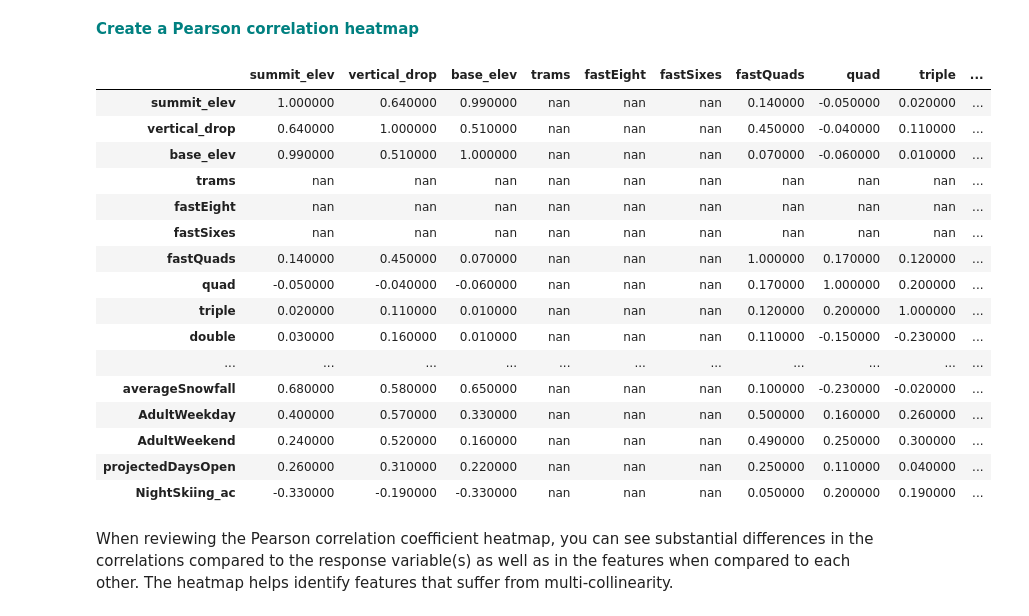
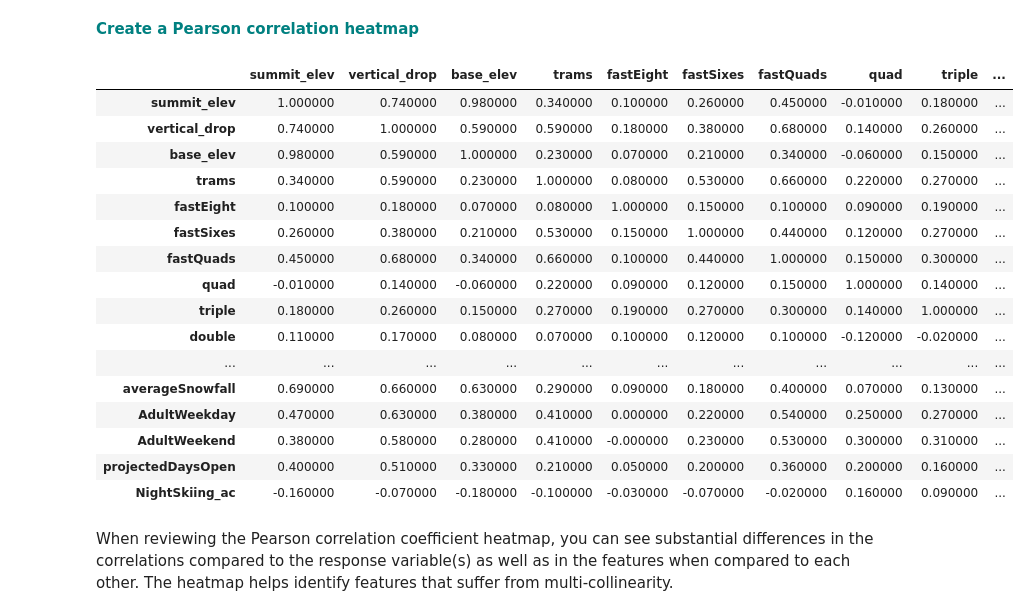
Before and after one commit to srtandon/GuidedCapstone, a Jupyter notebook: Step3EDA/Notebook_stepthree.ipynb, the cells around one changed output. Saved outputs shown, nothing was run; the diff lists cells and outputs as text; code cells hidden in the pictures.

```diff
--- a/Step3EDA/Notebook_stepthree.ipynb
+++ b/Step3EDA/Notebook_stepthree.ipynb
@@ -285,27 +285,27 @@ pp = sns.pairplot(dfno)
 <font color='teal'>**Create a Pearson correlation heatmap**</font>
 # %%
 #Calculate the correlation coefficients
-corr = dfno.corr(method='pearson')
+corr = df2.corr(method='pearson')
 #plot it in the next line
 corr.round(2).style.background_gradient(cmap='coolwarm')
 # %% [output]
 |  | summit_elev | vertical_drop | base_elev | trams | fastEight | fastSixes | fastQuads | quad | triple | ... |
-| summit_elev | 1.000000 | 0.640000 | 0.990000 | nan | nan | nan | 0.140000 | -0.050000 | 0.020000 | ... |
-| vertical_drop | 0.640000 | 1.000000 | 0.510000 | nan | nan | nan | 0.450000 | -0.040000 | 0.110000 | ... |
-| base_elev | 0.990000 | 0.510000 | 1.000000 | nan | nan | nan | 0.070000 | -0.060000 | 0.010000 | ... |
-| trams | nan | nan | nan | nan | nan | nan | nan | nan | nan | ... |
-| fastEight | nan | nan | nan | nan | nan | nan | nan | nan | nan | ... |
-| fastSixes | nan | nan | nan | nan | nan | nan | nan | nan | nan | ... |
-| fastQuads | 0.140000 | 0.450000 | 0.070000 | nan | nan | nan | 1.000000 | 0.170000 | 0.120000 | ... |
-| quad | -0.050000 | -0.040000 | -0.060000 | nan | nan | nan | 0.170000 | 1.000000 | 0.200000 | ... |
-| triple | 0.020000 | 0.110000 | 0.010000 | nan | nan | nan | 0.120000 | 0.200000 | 1.000000 | ... |
-| double | 0.030000 | 0.160000 | 0.010000 | nan | nan | nan | 0.110000 | -0.150000 | -0.230000 | ... |
+| summit_elev | 1.000000 | 0.740000 | 0.980000 | 0.340000 | 0.100000 | 0.260000 | 0.450000 | -0.010000 | 0.180000 | ... |
+| vertical_drop | 0.740000 | 1.000000 | 0.590000 | 0.590000 | 0.180000 | 0.380000 | 0.680000 | 0.140000 | 0.260000 | ... |
+| base_elev | 0.980000 | 0.590000 | 1.000000 | 0.230000 | 0.070000 | 0.210000 | 0.340000 | -0.060000 | 0.150000 | ... |
+| trams | 0.340000 | 0.590000 | 0.230000 | 1.000000 | 0.080000 | 0.530000 | 0.660000 | 0.220000 | 0.270000 | ... |
+| fastEight | 0.100000 | 0.180000 | 0.070000 | 0.080000 | 1.000000 | 0.150000 | 0.100000 | 0.090000 | 0.190000 | ... |
+| fastSixes | 0.260000 | 0.380000 | 0.210000 | 0.530000 | 0.150000 | 1.000000 | 0.440000 | 0.120000 | 0.270000 | ... |
+| fastQuads | 0.450000 | 0.680000 | 0.340000 | 0.660000 | 0.100000 | 0.440000 | 1.000000 | 0.150000 | 0.300000 | ... |
+| quad | -0.010000 | 0.140000 | -0.060000 | 0.220000 | 0.090000 | 0.120000 | 0.150000 | 1.000000 | 0.140000 | ... |
+| triple | 0.180000 | 0.260000 | 0.150000 | 0.270000 | 0.190000 | 0.270000 | 0.300000 | 0.140000 | 1.000000 | ... |
+| double | 0.110000 | 0.170000 | 0.080000 | 0.070000 | 0.100000 | 0.120000 | 0.100000 | -0.120000 | -0.020000 | ... |
 | ... | ... | ... | ... | ... | ... | ... | ... | ... | ... | ... |
-| averageSnowfall | 0.680000 | 0.580000 | 0.650000 | nan | nan | nan | 0.100000 | -0.230000 | -0.020000 | ... |
-| AdultWeekday | 0.400000 | 0.570000 | 0.330000 | nan | nan | nan | 0.500000 | 0.160000 | 0.260000 | ... |
-| AdultWeekend | 0.240000 | 0.520000 | 0.160000 | nan | nan | nan | 0.490000 | 0.250000 | 0.300000 | ... |
-| projectedDaysOpen | 0.260000 | 0.310000 | 0.220000 | nan | nan | nan | 0.250000 | 0.110000 | 0.040000 | ... |
-| NightSkiing_ac | -0.330000 | -0.190000 | -0.330000 | nan | nan | nan | 0.050000 | 0.200000 | 0.190000 | ... |
+| averageSnowfall | 0.690000 | 0.660000 | 0.630000 | 0.290000 | 0.090000 | 0.180000 | 0.400000 | 0.070000 | 0.130000 | ... |
+| AdultWeekday | 0.470000 | 0.630000 | 0.380000 | 0.410000 | 0.000000 | 0.220000 | 0.540000 | 0.250000 | 0.270000 | ... |
+| AdultWeekend | 0.380000 | 0.580000 | 0.280000 | 0.410000 | -0.000000 | 0.230000 | 0.530000 | 0.300000 | 0.310000 | ... |
+| projectedDaysOpen | 0.400000 | 0.510000 | 0.330000 | 0.210000 | 0.050000 | 0.200000 | 0.360000 | 0.200000 | 0.160000 | ... |
+| NightSkiing_ac | -0.160000 | -0.070000 | -0.180000 | -0.100000 | -0.030000 | -0.070000 | -0.020000 | 0.160000 | 0.090000 | ... |
 # %% [markdown]
 When reviewing the Pearson correlation coefficient heatmap, you can see substantial differences in the correlations compared to the response variable(s) as well as in the features when compared to each other. The heatmap helps identify features that suffer from multi-collinearity.
 # %% [markdown]
```
Also changed, not shown: parts of 12 cells of this notebook.
